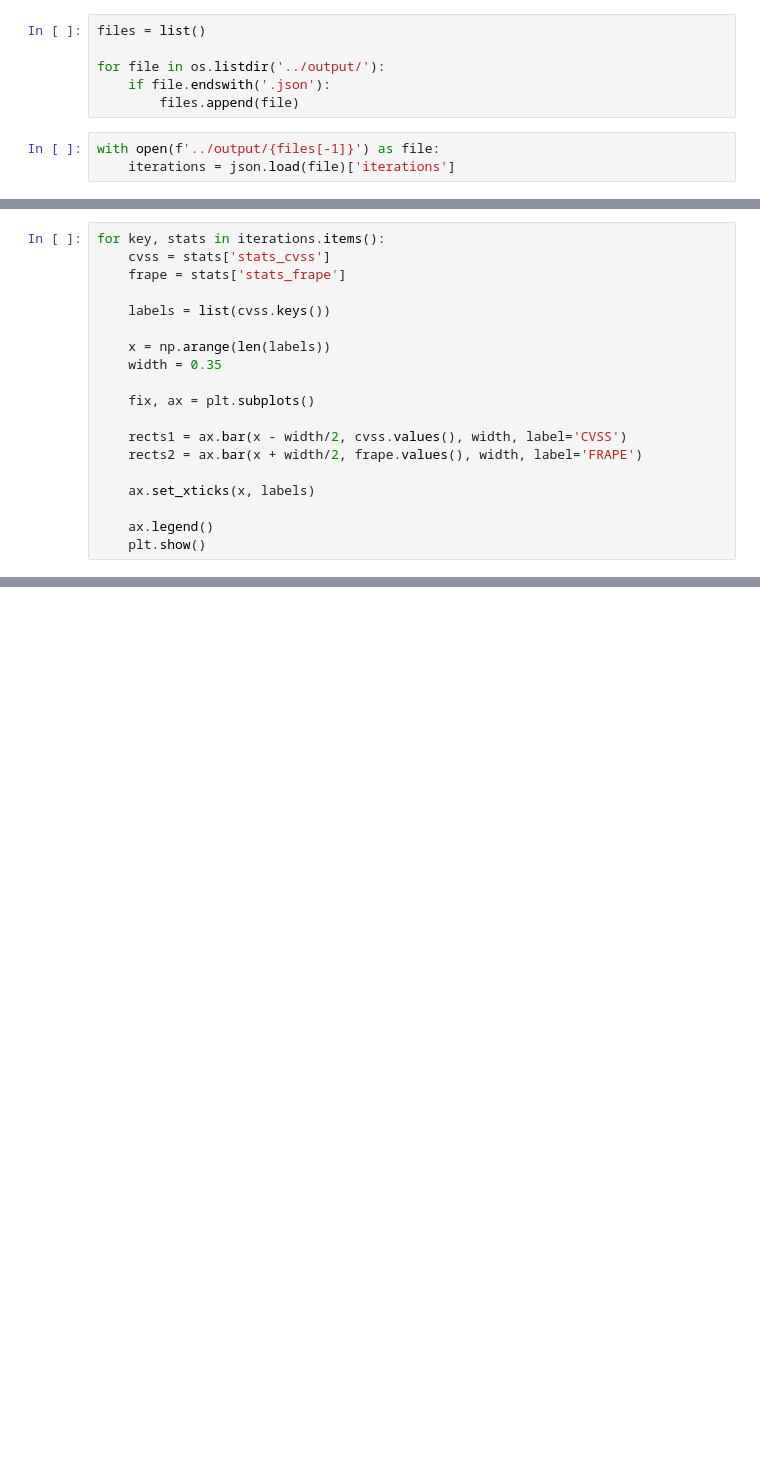
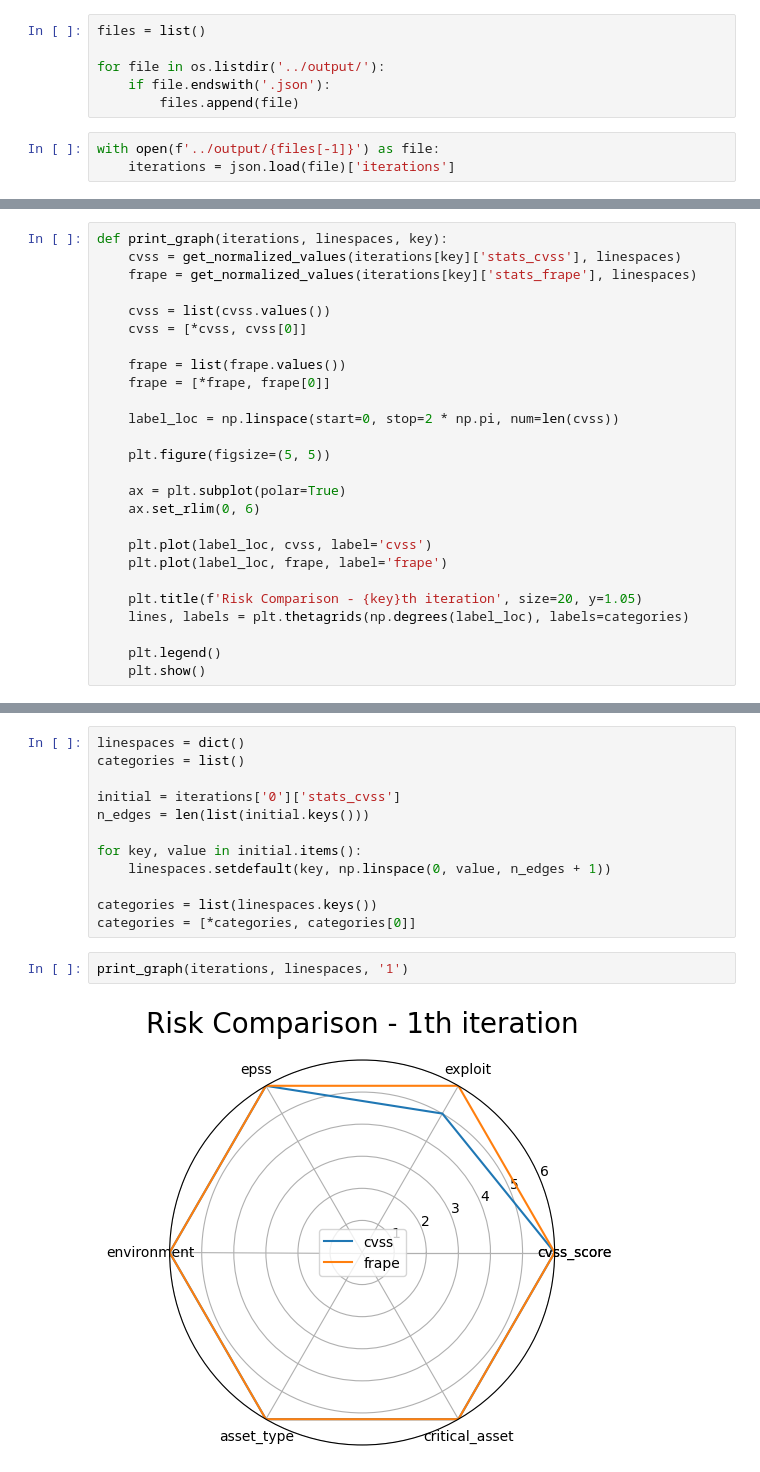
Before and after one commit to rodrigoparente/cvefixes-simulator, a Jupyter notebook: ipynb/Stats Analysis.ipynb, the cells around one changed output, grey strips where cells are left out. Saved outputs shown, nothing was run; the diff lists cells and outputs as text; blank space fills up the shorter version.

Commit message:
add spiderchart graphs

```diff
--- a/ipynb/Stats Analysis.ipynb
+++ b/ipynb/Stats Analysis.ipynb
@@ -29,19 +32,26 @@ initial = {
 # %%
-for key, stats in iterations.items():
-    cvss = stats['stats_cvss']
-    frape = stats['stats_frape']
+def print_graph(iterations, linespaces, key):
+    cvss = get_normalized_values(iterations[key]['stats_cvss'], linespaces)
+    frape = get_normalized_values(iterations[key]['stats_frape'], linespaces)
 
-    labels = list(cvss.keys())
+    cvss = list(cvss.values())
+    cvss = [*cvss, cvss[0]]
 
-    x = np.arange(len(labels))
-    width = 0.35
+    frape = list(frape.values())
+    frape = [*frape, frape[0]]
 
-    fix, ax = plt.subplots()
+    label_loc = np.linspace(start=0, stop=2 * np.pi, num=len(cvss))
 
-    rects1 = ax.bar(x - width/2, cvss.values(), width, label='CVSS')
-    rects2 = ax.bar(x + width/2, frape.values(), width, label='FRAPE')
+    plt.figure(figsize=(5, 5))
 
-    ax.set_xticks(x, labels)
+    ax = plt.subplot(polar=True)
+    ax.set_rlim(0, 6)
 
-    ax.legend()
+    plt.plot(label_loc, cvss, label='cvss')
+    plt.plot(label_loc, frape, label='frape')
+
+    plt.title(f'Risk Comparison - {key}th iteration', size=20, y=1.05)
+    lines, labels = plt.thetagrids(np.degrees(label_loc), labels=categories)
+
+    plt.legend()
     plt.show()
@@ -56,0 +58,16 @@ for key, stats in iterations.items():
+# %%
+linespaces = dict()
+categories = list()
+
+initial = iterations['0']['stats_cvss']
+n_edges = len(list(initial.keys()))
+
+for key, value in initial.items():
+    linespaces.setdefault(key, np.linspace(0, value, n_edges + 1))
+
+categories = list(linespaces.keys())
+categories = [*categories, categories[0]]
+# %%
+print_graph(iterations, linespaces, '1')
+# %% [output]
+[figure, added]
```
Also changed, not shown: parts of 11 cells of this notebook.
